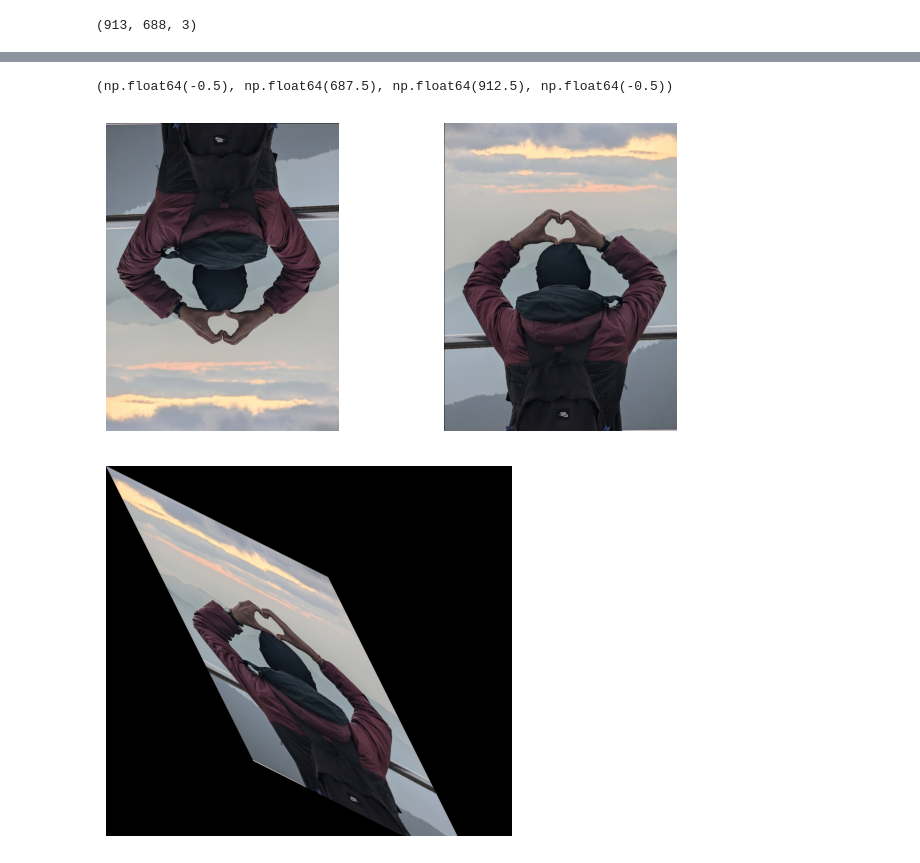
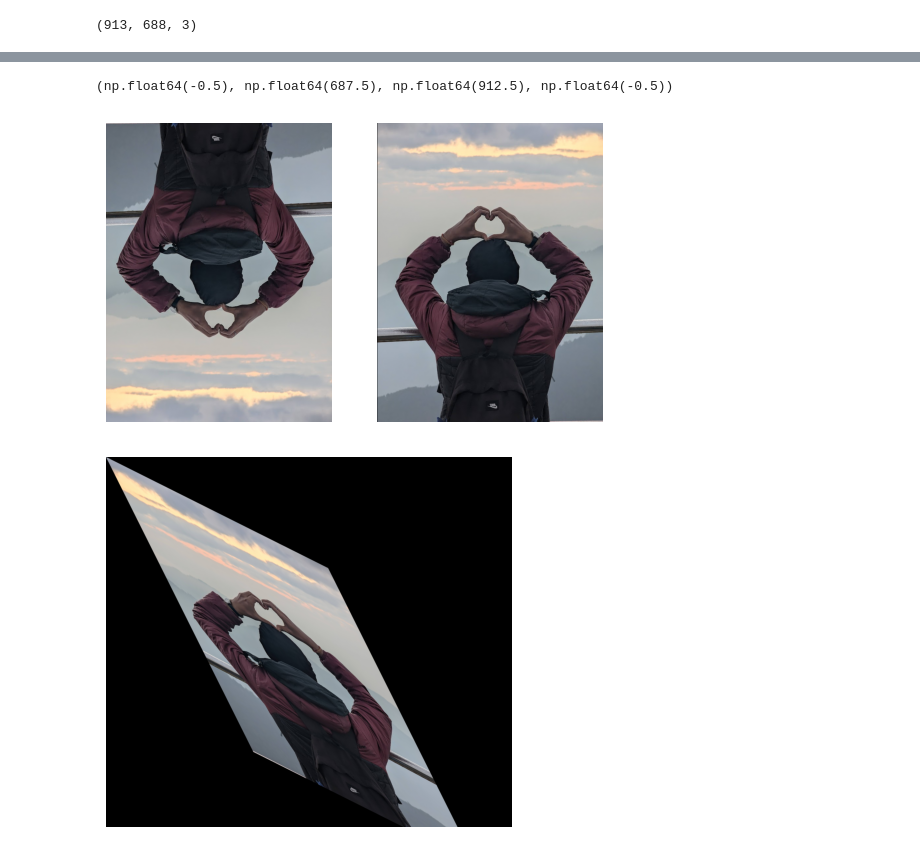
Before and after one commit to Abhijeet-KC/Image_Processing, a Jupyter notebook: Augmentation, Morphology and Restoration/Code.ipynb, the cells around one changed output, grey strips where cells are left out. Cells and saved outputs as stored; diff of their text form; code cells hidden in the pictures.

```diff
--- a/Augmentation, Morphology and Restoration/Code.ipynb
+++ b/Augmentation, Morphology and Restoration/Code.ipynb
@@ -109,30 +108,29 @@ plt.axis('off')
 # %%
 # Get center of image
 cy, cx = image.shape[0] / 2, image.shape[1] / 2
 
 # Get transformation matrix
 M = reflect_image(cx, cy, axis = 'x')
 N = reflect_image(cx, cy, axis = 'y')
 
 # Wrap matrix into AffineTransform
 tf = AffineTransform(matrix=M)
 tf1 = AffineTransform(matrix=N)
 
 # Apply warp
 reflected = warp(image, inverse_map=tf.inverse)
 reflected1 = warp(image, inverse_map=tf1.inverse)
 
 # Show result
-plt.figure(figsize=(8, 4))
 plt.subplot(1, 2, 1)
 plt.imshow(reflected)
 plt.axis('off')
 plt.subplot(1, 2, 2)
 plt.imshow(reflected1)
 plt.axis('off')
 # %% [output]
 (np.float64(-0.5), np.float64(687.5), np.float64(912.5), np.float64(-0.5))
-[figure, old version]
+[figure, new version]
 # %%
 # Shearing
 
```
Also changed, not shown: parts of 2 cells of this notebook.
